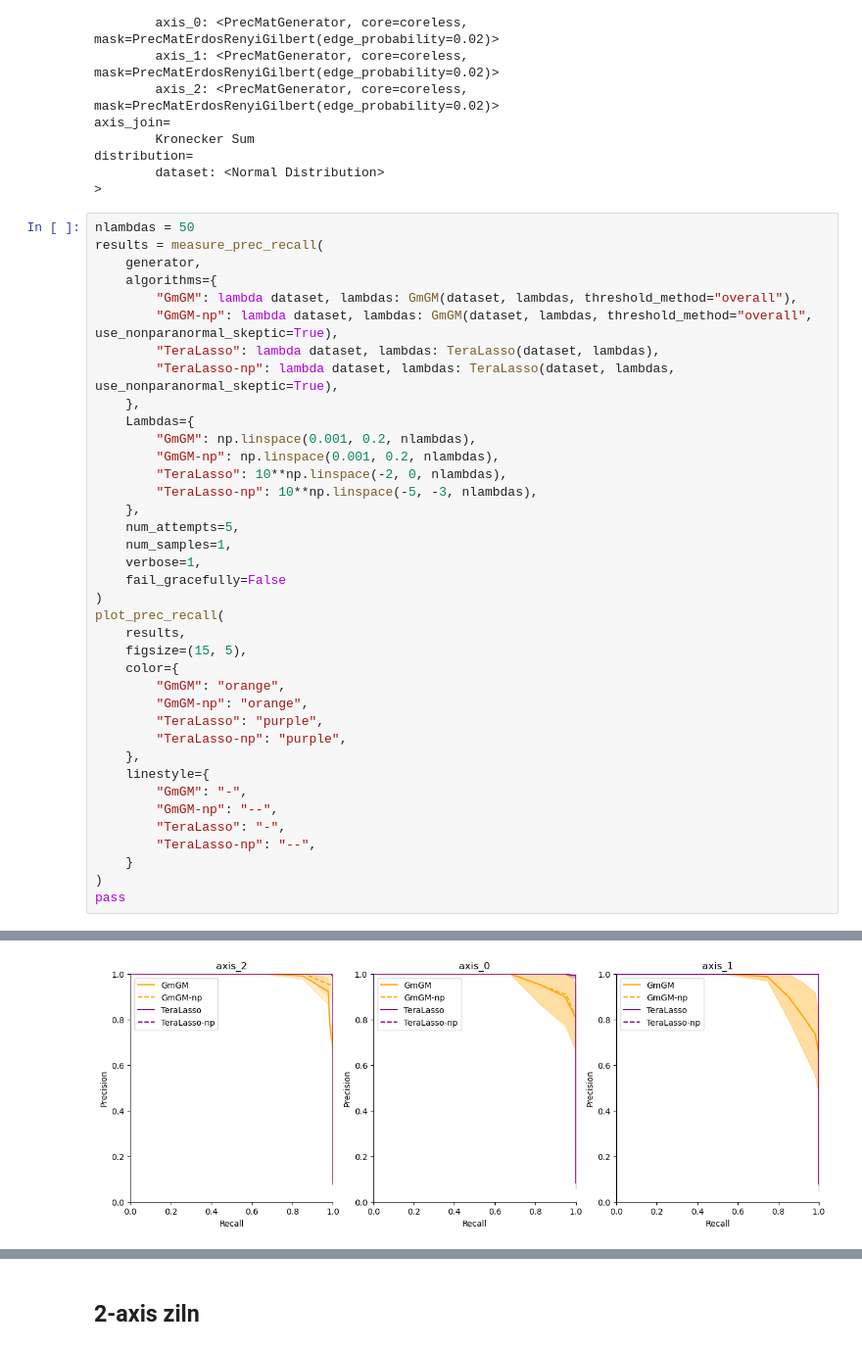
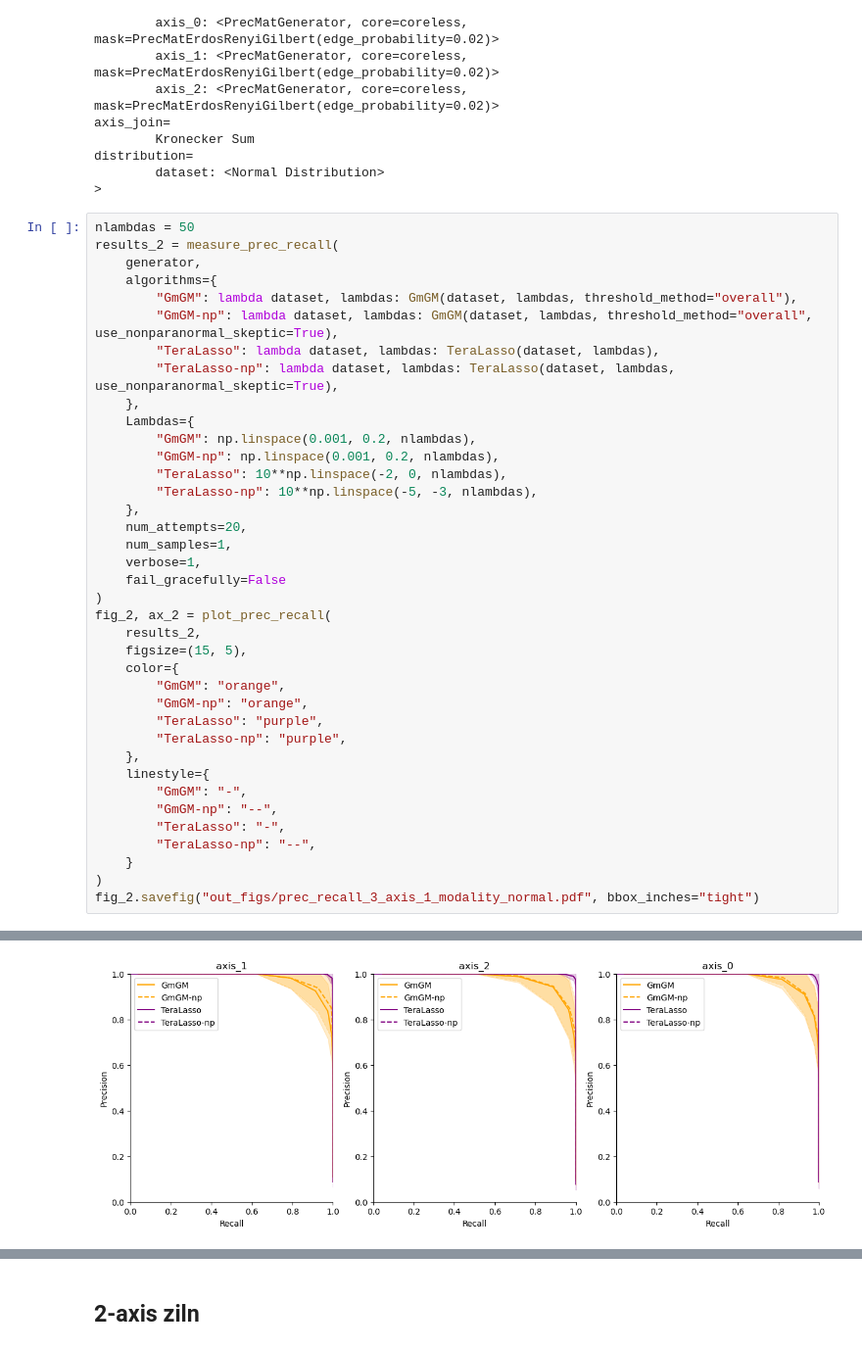
Before and after one commit to BaileyAndrew/GmGM-python, a Jupyter notebook: examples/other_algs/pr_with_other_algs.ipynb, the cells around one changed output, grey strips where cells are left out. Shown at 98% size. Saved outputs shown, nothing was run; the diff lists cells and outputs as text.

```diff
--- a/examples/other_algs/pr_with_other_algs.ipynb
+++ b/examples/other_algs/pr_with_other_algs.ipynb
@@ -139,7 +154,7 @@ distribution=
 >
 # %%
 nlambdas = 50
-results = measure_prec_recall(
+results_2 = measure_prec_recall(
     generator,
     algorithms={
         "GmGM": lambda dataset, lambdas: GmGM(dataset, lambdas, threshold_method="overall"),
@@ -153,13 +168,13 @@ results = measure_prec_recall(
         "TeraLasso": 10**np.linspace(-2, 0, nlambdas),
         "TeraLasso-np": 10**np.linspace(-5, -3, nlambdas),
     },
-    num_attempts=5,
+    num_attempts=20,
     num_samples=1,
     verbose=1,
     fail_gracefully=False
 )
-plot_prec_recall(
-    results,
+fig_2, ax_2 = plot_prec_recall(
+    results_2,
     figsize=(15, 5),
     color={
         "GmGM": "orange",
@@ -174,5 +189,5 @@ plot_prec_recall(
         "TeraLasso-np": "--",
     }
 )
-pass
+fig_2.savefig("out_figs/prec_recall_3_axis_1_modality_normal.pdf", bbox_inches="tight")
 # %% [output]
@@ -184 +214 @@ Attempt 5/5
-[figure, old version]
+[figure, new version]
```
Also changed, not shown: parts of 6 cells of this notebook.
